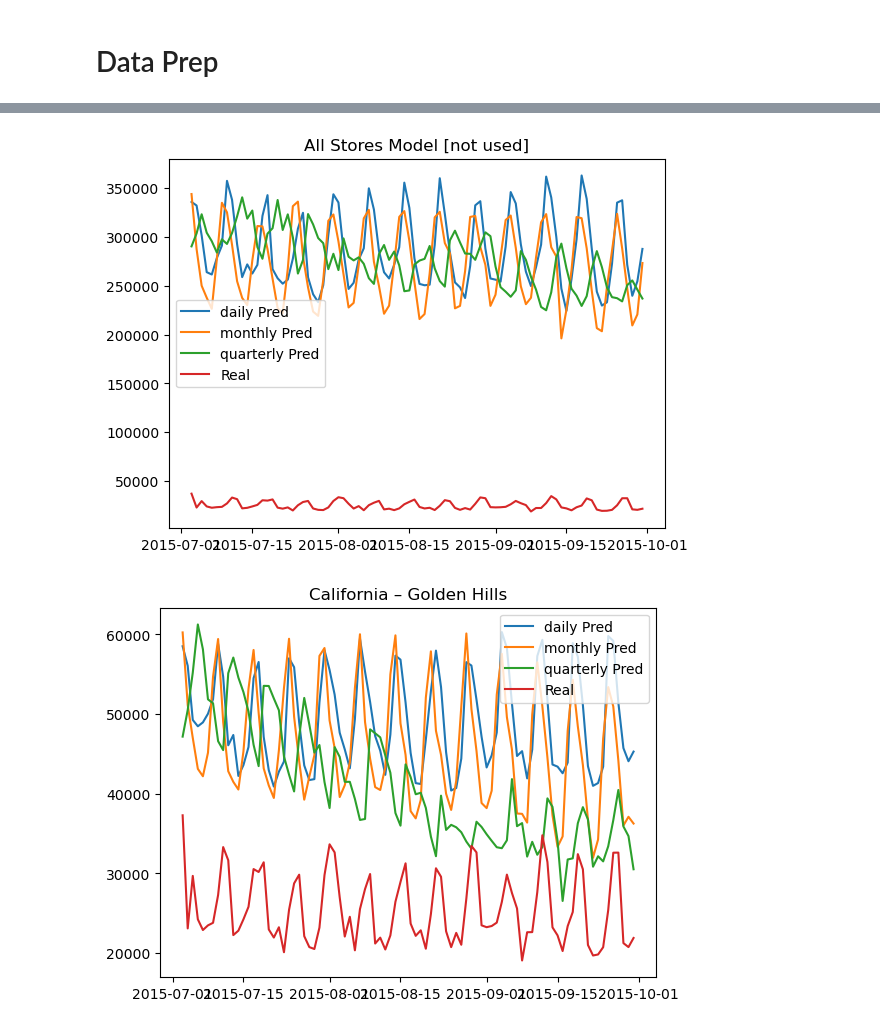
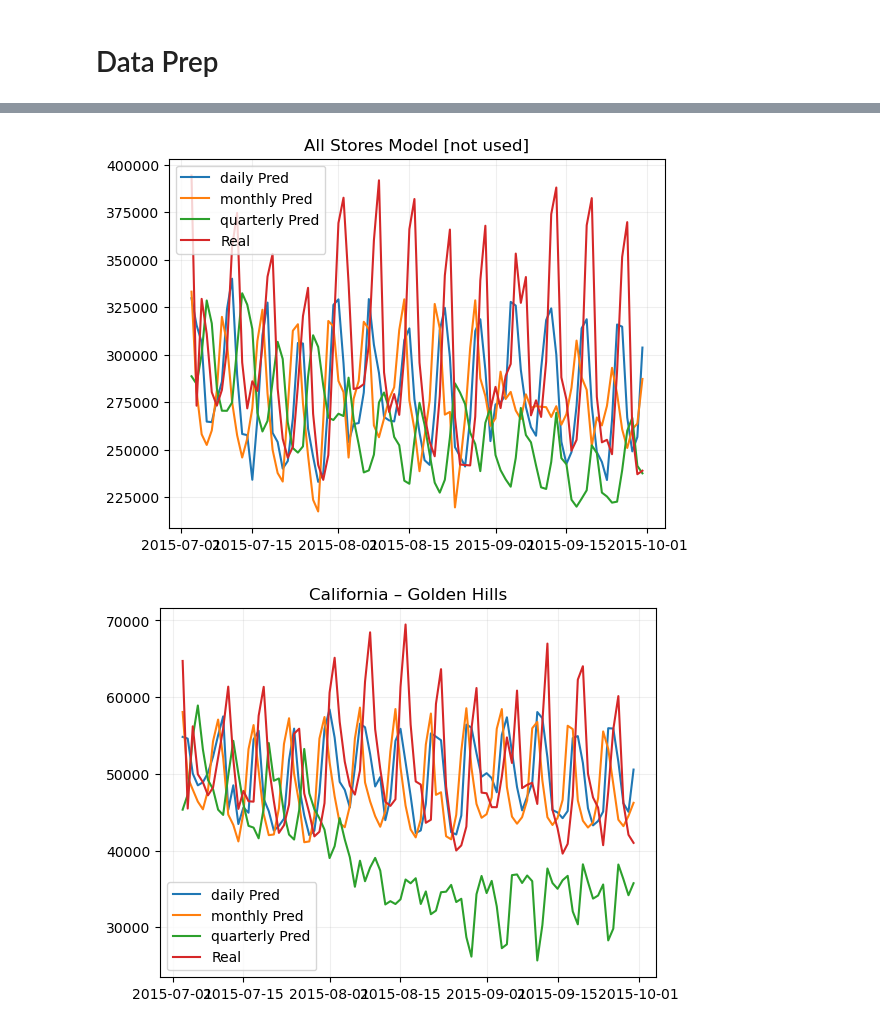
Before and after one commit to davidavivb/AdvancedML_Project, a Jupyter notebook: project.ipynb, the cells around one changed output, grey strips where cells are left out. Saved outputs shown, nothing was run; the diff lists cells and outputs as text; code cells hidden in the pictures.

```diff
--- a/project.ipynb
+++ b/project.ipynb
@@ -26,9 +12,15 @@ df['event_binary'] = df['event'].notna().astype(int)
 #make features lagged
 df = df.sort_values(['store_id', 'date'])
 
-for lag in [1, 2, 7, 30, 90]:
+for lag in [1, 2, 7, 14, 30, 90, 60, 364]:
     df[f'lag_{lag}'] = df.groupby('store_id')['revenue'].shift(lag)
+    window = lag
+    df[f'rolling_std_{window}']  = df.groupby('store_id')['revenue'].transform(
+        lambda x: x.shift(1).rolling(window).std())
 
+
+df['momentum_7']  = df['lag_7']  - df['lag_14']   # need lag_14
+df['momentum_30'] = df['lag_30'] - df['lag_60']
 
 #features day of week and month
 df['date'] = pd.to_datetime(df['date'])
@@ -36,10 +28,12 @@ df['day_of_week'] = df['date'].dt.dayofweek
 df['month'] = df['date'].dt.month
 
 
-features = ['event_binary', 'lag_1', 'lag_2', 'day_of_week', 'month','lag_week' ,'lag_month', 'lag_quarter' ]
+FEATURES = ['event_binary', 'lag_1', 'lag_2', 'day_of_week', 'month','lag_7' ,'lag_30', 'lag_90' , 'momentum_7', 'momentum_30',  'rolling_std_7', 'rolling_std_30','lag_364']
 
 
 # #tomorrws revenue
 # df['target_daily'] = df.groupby('store_id')['revenue'].shift(-1)
 # #todays revenue
 # df['target_monthly'] = df.groupby('store_id')['revenue'].shift(-30)
+# df
+#
@@ -256,19 +263,27 @@ store_results['All Stores']['daily']
 # %%
 import matplotlib.pyplot as plt
 
+# train, test_df, date = train_test_split_90(df)
+# print(test_df[test_df['store_name'] == 'All Stores']['date'])
 
 for store in store_results:
+
+    train, test_df, date = train_test_split_90(df[df['store_name'] == store])
     if store == 'All Stores':
         plt.title('All Stores Model [not used]')
     else:
         plt.title(store)
     pred = store_results[store]
 
     for period in pred:
         plt.plot(pred[period]['date'], pred[period]['pred_revenue'], label = f'{period} Pred')
-    plt.plot(test_df['date'], test_df['revenue'], label = 'Real')
+        # break
+    plt.grid(alpha = 0.2)
+
+    # print(test_df[test_df['store_name'] == store]['date'])
+    plt.plot(test_df[test_df['store_name'] == store]['date'], test_df[test_df['store_name'] == store]['revenue'], label = 'Real')
     plt.legend()
     plt.show()
 # %% [output]
-[figure, old version]
+[figure, new version]
-[figure, old version]
+[figure, new version]
```
Also changed, not shown: parts of 7 cells of this notebook.
